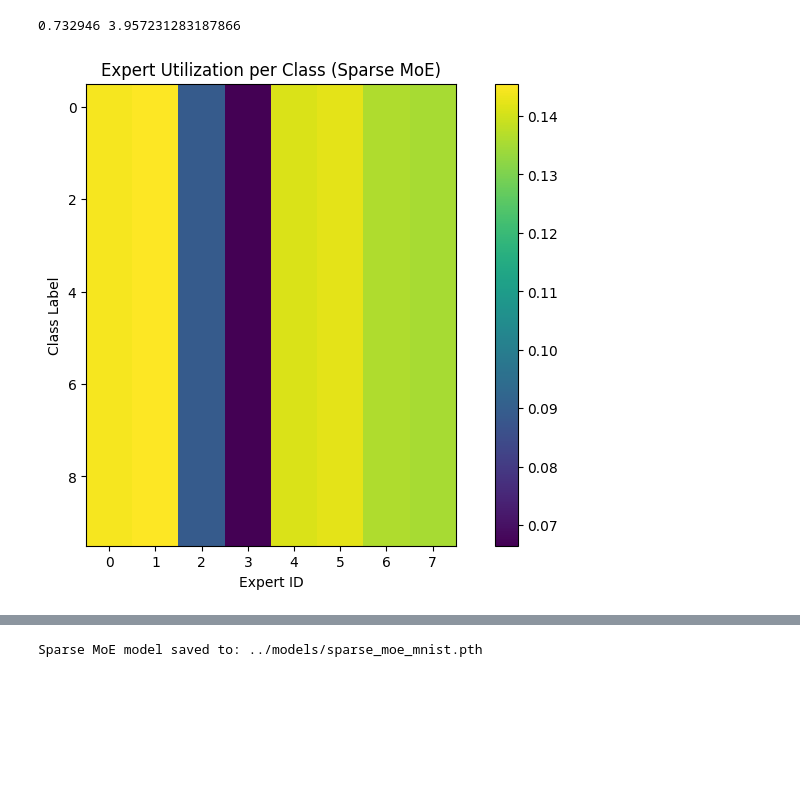
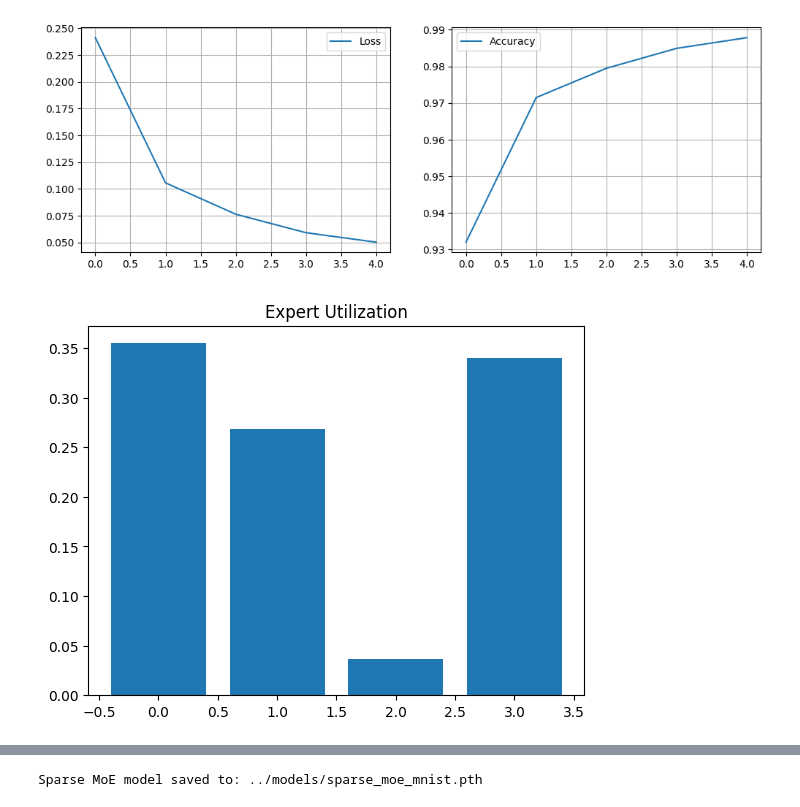
Before and after one commit to Rebiya/LLM-Optimization, a Jupyter notebook: notebooks/02_moe.ipynb, the cells around one changed output, grey strips where cells are left out. Drawn from its saved outputs; the diff is of its cells as text; code cells hidden in the pictures; blank space fills up the shorter version.

Commit message:
standard moe is implemented with 4 experts

```diff
--- a/notebooks/02_moe.ipynb
+++ b/notebooks/02_moe.ipynb
@@ -7,6 +7,8 @@ import csv
 import numpy as np
 import matplotlib.pyplot as plt
 from pathlib import Path
-
 from torch.utils.data import DataLoader
 from torchvision import datasets, transforms
+
+torch.manual_seed(0)
+device = "cpu"   # keep consistent with baseline
@@ -76,14 +65,2 @@ class NoisyTopKRouter(nn.Module):
-# %%
-class Expert(nn.Module):
-    def __init__(self, input_dim=256, hidden_dim=128):
-        super().__init__()
-        self.net = nn.Sequential(
-            nn.Linear(input_dim, hidden_dim),
-            nn.ReLU(),
-            nn.Linear(hidden_dim, input_dim)
-        )
-
-    def forward(self, x):
-        return self.net(x)
 # %%
 class SparseMoELayer(nn.Module):
@@ -126,15 +103,13 @@ class SparseMoELayer(nn.Module):
 class FFN_MoE(nn.Module):
     def __init__(self):
         super().__init__()
-        self.fc1 = nn.Linear(28 * 28, 256)
-        self.moe = SparseMoELayer(256, num_experts=8, k=2)
+        self.fc1 = nn.Linear(28*28, 256)
+        self.moe = SparseMoELayer(256)
         self.fc_out = nn.Linear(256, 10)
 
     def forward(self, x):
         x = x.view(x.size(0), -1)
         x = F.relu(self.fc1(x))
-
-        moe_out, load_loss, load_dist, confidence = self.moe(x)
-        x = x + moe_out  # residual
-
-        return self.fc_out(x), load_loss, load_dist, confidence
+        moe_out, load_loss, load_dist = self.moe(x)
+        x = x + moe_out
+        return self.fc_out(x), load_loss, load_dist
@@ -280,4 +167,0 @@ with open(csv_path, "a", newline="") as f:
-# %%
-print(model_size, latency)
-# %% [output]
-0.732946 3.957231283187866
@@ -310,10 +168,20 @@ routing_map /= routing_map.sum(dim=1, keepdim=True)
-# %%
-plt.figure(figsize=(10, 6))
-plt.imshow(routing_map, cmap="viridis")
-plt.colorbar()
-plt.xlabel("Expert ID")
-plt.ylabel("Class Label")
-plt.title("Expert Utilization per Class (Sparse MoE)")
-plt.show()
-# %% [output]
-[figure, removed]
+# %%
+# Training curves
+plt.figure(figsize=(12,4))
+plt.subplot(1,2,1)
+plt.plot(history["loss"], label="Loss")
+plt.legend(); plt.grid()
+
+plt.subplot(1,2,2)
+plt.plot(history["acc"], label="Accuracy")
+plt.legend(); plt.grid()
+plt.show()
+
+# Expert utilization
+load = torch.stack(history["load"]).mean(0)
+plt.bar(range(len(load)), load.numpy())
+plt.title("Expert Utilization")
+plt.show()
+# %% [output]
+[figure, added]
+[figure, added]
```
Also changed, not shown: parts of 20 cells of this notebook, 6 other files.
